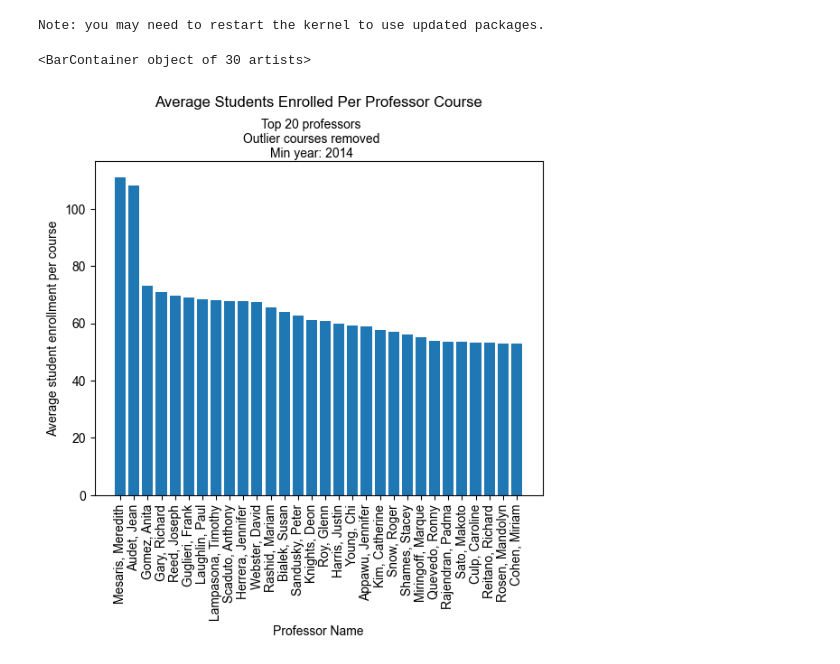
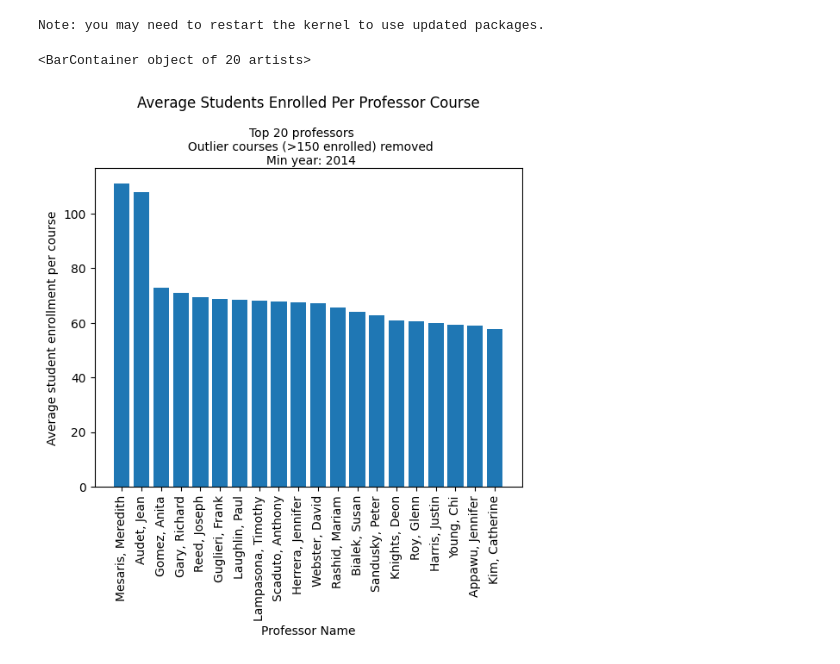
Before and after one commit to IsaacRudnick/Vassar-Course-Data-Analysis, a Jupyter notebook: analysis/students_per_prof.ipynb, the cells around one changed output. Saved outputs shown, nothing was run; the diff lists cells and outputs as text; code cells hidden in the pictures.

```diff
--- a/analysis/students_per_prof.ipynb
+++ b/analysis/students_per_prof.ipynb
@@ -10,58 +10,61 @@ Outlier courses with very high enrollment (>150) are removed \
 %pip install -qqq matplotlib
 # %% [output]
 Note: you may need to restart the kernel to use updated packages.
+# %%
+min_year = 2024-10 # Data before this year will be ignored
+top = 20 # Number of top professors to show
+outlier_enr = 150 # Ignore courses with enrollment above this number (outliers)
 # %%
 import matplotlib.pyplot as plt
 from utils.get_all_dfs import *
 
-semesters = get_all_dfs("courses")
-semester_labels = list(semesters.keys())
+years = get_all_dfs("courses", by_year=True)
 # %%
-min_year = 2024-10
-
 profs_students = {} #Format of "prof_name": [12, 20, 34] where each num is the number of students in that semester's course
-for sem_label, sem_df in semesters.items():
+for year, courses in years.items():
     #If year is too early, skip
-    if int(sem_label[0:4]) < min_year: continue
+    if int(year) < min_year: continue
 
     #Otherwise, for every course in the semester, add the number of students to the profs_students dict with key as the professor
-    for index, course in sem_df.iterrows():
+    for index, course in courses.iterrows():
         enrolled_students = course["enr"]
-        # Skip unique courses with high enrollment
-        if enrolled_students > 150: continue
+        # Skip unique (outlier) courses with high enrollment
+        if enrolled_students > outlier_enr: continue
 
         prof = course["instructor"]
         if prof not in profs_students:
             profs_students[prof] = []
 
-        #Otherwise add to prof's avgs
+        #Otherwise add to prof's enrollment count list
         profs_students[prof].append(course["enr"])
 # %%
-
 profs_avg_students = {prof: (sum(stu_counts)/len(stu_counts)) for (prof, stu_counts) in profs_students.items()}
 
 # Sort the dictionary items by values in descending order
 sorted_profs_avg_students = sorted(profs_avg_students.items(), key=lambda x: x[1], reverse=True)
 
 # Take the top 5 items
-top_20_profs = sorted_profs_avg_students[:30]
+top_profs = sorted_profs_avg_students[:top]
 # Create a new dictionary with the top 5 items while preserving their order
-top_20_dict = dict(top_20_profs)
-top_20_prof_names = list(top_20_dict.keys())
-top_20_prof_avg_students = list(top_20_dict.values())
+top_dict = dict(top_profs)
+top_prof_names = list(top_dict.keys())
+top_prof_avg_students = list(top_dict.values())
 
 #Chart setup
 plt.title("Average Students Enrolled Per Professor Course\n\n\n")
-plt.suptitle("Top 20 professors\n" + "Outlier courses removed\n" + f"Min year: {min_year}\n\n", fontsize=10)
+plt.suptitle(f"Top {top} professors\n \
+    Outlier courses (>{outlier_enr} enrolled) removed\n \
+    Min year: {min_year}\n\n",
+    fontsize=10)
+
 plt.xlabel("Professor Name")
 plt.ylabel("Average student enrollment per course")
 
 # Chart styling
-plt.style.use('seaborn-v0_8-darkgrid')
 plt.xticks(rotation=90) # Rotate x-axis labels and align them to the right
 
 #Show the chart
-plt.bar(range(len(top_20_prof_names)), top_20_prof_avg_students, tick_label=top_20_prof_names)
+plt.bar(range(len(top_prof_names)), top_prof_avg_students, tick_label=top_prof_names)
 # %% [output]
-<BarContainer object of 30 artists>
+<BarContainer object of 20 artists>
-[figure, old version]
+[figure, new version]
```
Also changed, not shown: 5 other files.
